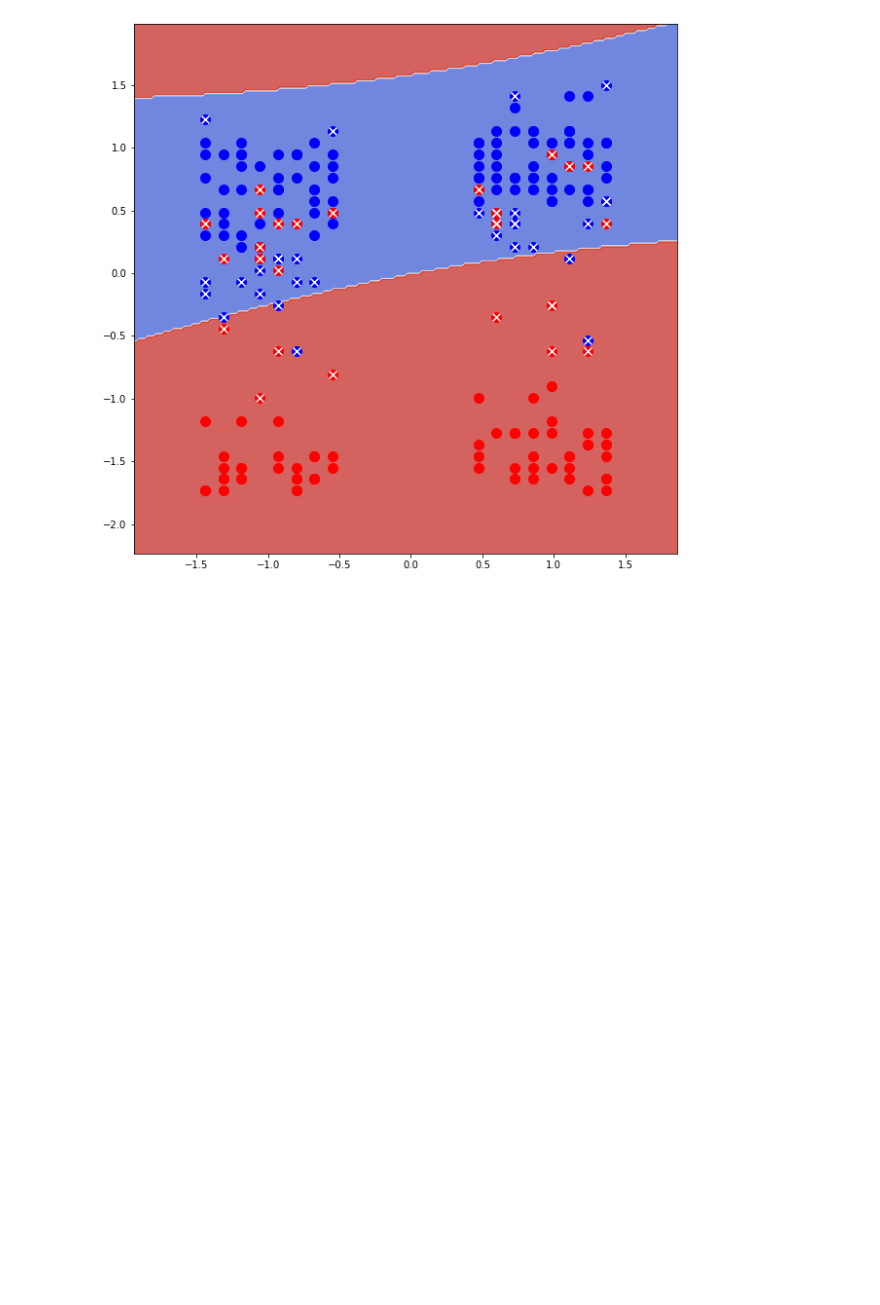
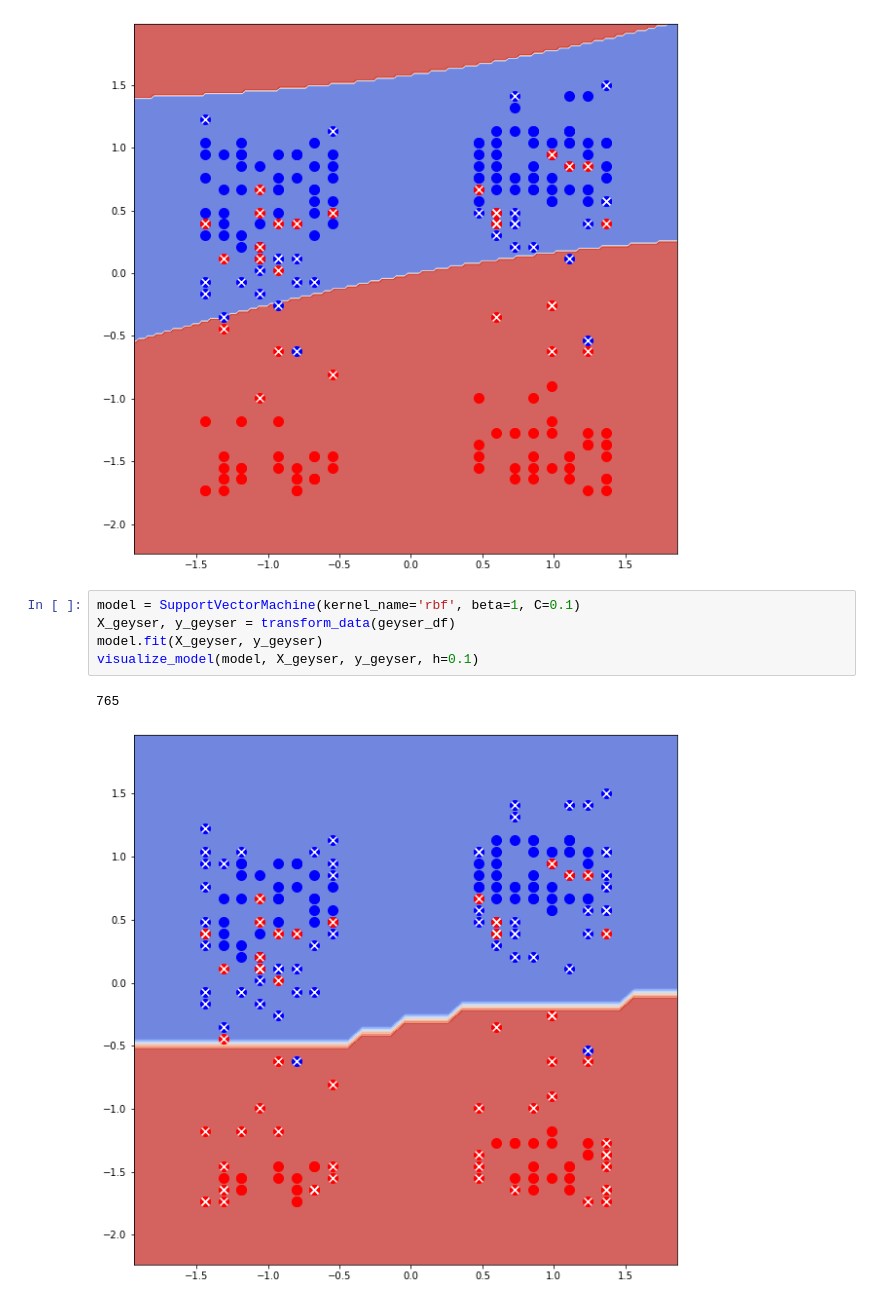
Before and after one commit to sevakon/ml-labs, a Jupyter notebook: labs/svm/lab.ipynb, the cells around one changed output. Drawn from its saved outputs; the diff is of its cells as text; blank space fills up the shorter version.

```diff
--- a/labs/svm/lab.ipynb
+++ b/labs/svm/lab.ipynb
@@ -235,3 +278,11 @@ model.fit(X_geyser, y_geyser)
 visualize_model(model, X_geyser, y_geyser)
 # %% [output]
 [figure]
+# %%
+model = SupportVectorMachine(kernel_name='rbf', beta=1, C=0.1)
+X_geyser, y_geyser = transform_data(geyser_df)
+model.fit(X_geyser, y_geyser)
+visualize_model(model, X_geyser, y_geyser, h=0.1)
+# %% [output]
+765
+[figure, added]
```
Also changed, not shown: parts of 4 cells of this notebook.
